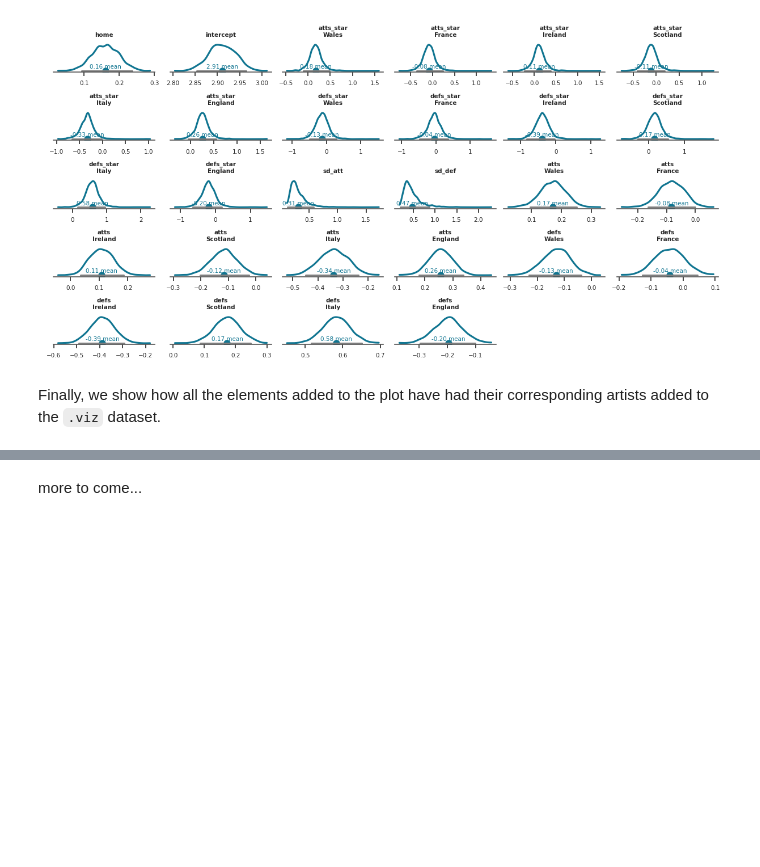
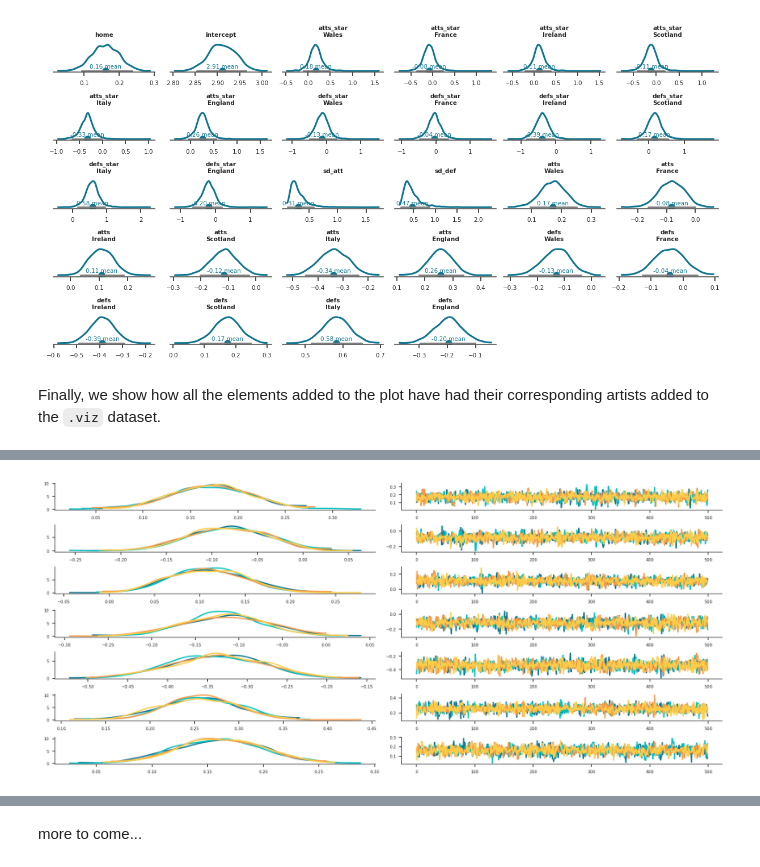
Before and after one commit to arviz-devs/xrtist, a Jupyter notebook: docs/source/plot_museum.ipynb, the cells around one changed output, grey strips where cells are left out. Drawn from its saved outputs; the diff is of its cells as text; code cells hidden in the pictures; blank space fills up the shorter version.

Commit message:
add coords argument

```diff
--- a/docs/source/plot_museum.ipynb
+++ b/docs/source/plot_museum.ipynb
@@ -223,3 +224,24 @@ DataTree('None', parent=None)
             point_estimate  (team) object <matplotlib.collections.PathCollection obje...
             point_label     (team) object Text(-0.1293635515156061, 0.377220963818810...
             title           (team) object Text(0.5, 1.0, 'defs\nWales') ... Text(0.5,...
+# %%
+pc = PlotMuseum.grid(
+    post[["atts", "home"]].expand_dims(column=2), # add dummy dim for the extra 2 col facetting
+    rows=["__variable__", "team"],
+    cols=["column"],
+    aes={"color": ["chain"]},
+    color=[f"C{i}" for i in range(4)],
+    subplot_kws={"figsize": (12, 8)}
+)
+# plot on right column
+pc.map(
+    lambda values, target, backend, **kwargs: target.plot(
+        np.arange(len(values)), values, **kwargs
+    )[0],
+    "trace",
+    coords={"column": 1},
+)
+pc.map(kde_artist, "kde", coords={"column": 0})
+plt.show()
+# %% [output]
+[figure, added]
```
Also changed, not shown: parts of 8 cells of this notebook, 1 other file.
